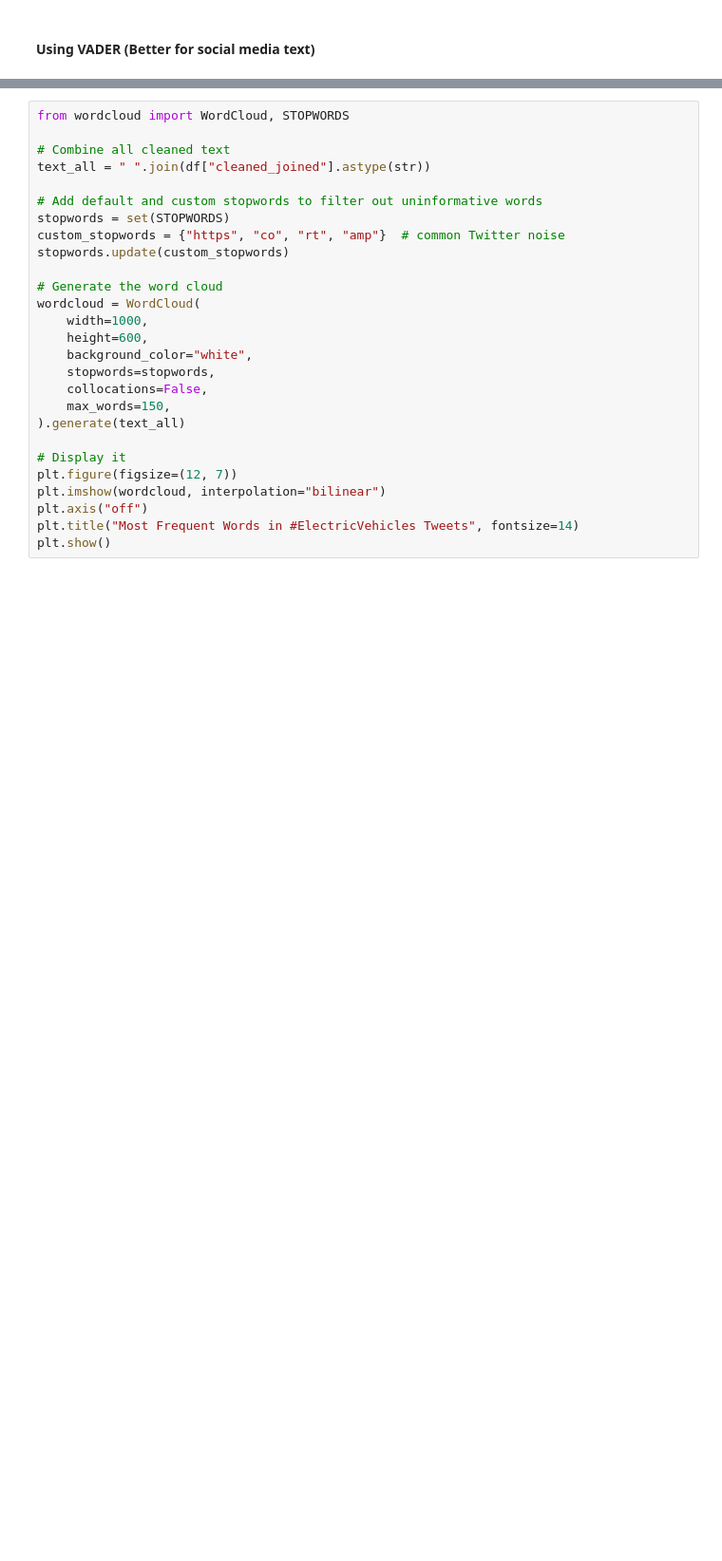
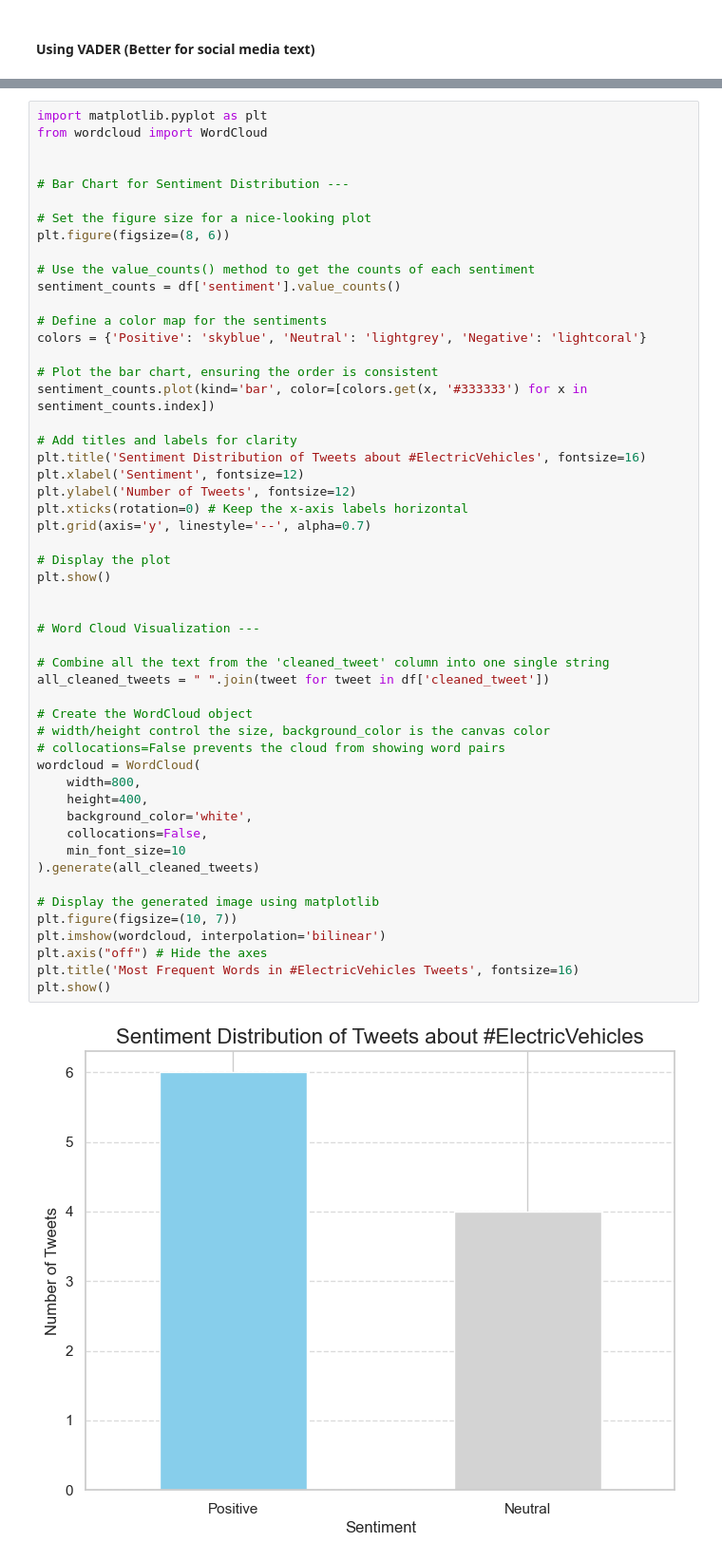
Before and after one commit to 3N61N33R/Applications-of-AI, a Jupyter notebook: social-media/week2_AI_SocialMedia_Zawadi_Grace.ipynb, the cells around one changed output, grey strips where cells are left out. Shown at 95% size. Drawn from its saved outputs; the diff is of its cells as text; blank space fills up the shorter version.

```diff
--- a/social-media/week2_AI_SocialMedia_Zawadi_Grace.ipynb
+++ b/social-media/week2_AI_SocialMedia_Zawadi_Grace.ipynb
@@ -368,27 +368,54 @@ This helps identify common themes or discussion points around our topic (**#Elec
 # %%
-from wordcloud import WordCloud, STOPWORDS
+import matplotlib.pyplot as plt
+from wordcloud import WordCloud
 
-# Combine all cleaned text
-text_all = " ".join(df["cleaned_joined"].astype(str))
 
-# Add default and custom stopwords to filter out uninformative words
-stopwords = set(STOPWORDS)
-custom_stopwords = {"https", "co", "rt", "amp"}  # common Twitter noise
-stopwords.update(custom_stopwords)
+# Bar Chart for Sentiment Distribution ---
 
-# Generate the word cloud
+# Set the figure size for a nice-looking plot
+plt.figure(figsize=(8, 6))
+
+# Use the value_counts() method to get the counts of each sentiment
+sentiment_counts = df['sentiment'].value_counts()
+
+# Define a color map for the sentiments
+colors = {'Positive': 'skyblue', 'Neutral': 'lightgrey', 'Negative': 'lightcoral'}
+
+# Plot the bar chart, ensuring the order is consistent
+sentiment_counts.plot(kind='bar', color=[colors.get(x, '#333333') for x in sentiment_counts.index])
+
+# Add titles and labels for clarity
+plt.title('Sentiment Distribution of Tweets about #ElectricVehicles', fontsize=16)
+plt.xlabel('Sentiment', fontsize=12)
+plt.ylabel('Number of Tweets', fontsize=12)
+plt.xticks(rotation=0) # Keep the x-axis labels horizontal
+plt.grid(axis='y', linestyle='--', alpha=0.7)
+
+# Display the plot
+plt.show()
+
+
+# Word Cloud Visualization ---
+
+# Combine all the text from the 'cleaned_tweet' column into one single string
+all_cleaned_tweets = " ".join(tweet for tweet in df['cleaned_tweet'])
+
+# Create the WordCloud object
+# width/height control the size, background_color is the canvas color
+# collocations=False prevents the cloud from showing word pairs
 wordcloud = WordCloud(
-    width=1000,
-    height=600,
-    background_color="white",
-    stopwords=stopwords,
+    width=800,
+    height=400,
+    background_color='white',
     collocations=False,
-    max_words=150,
-).generate(text_all)
+    min_font_size=10
+).generate(all_cleaned_tweets)
 
-# Display it
-plt.figure(figsize=(12, 7))
-plt.imshow(wordcloud, interpolation="bilinear")
-plt.axis("off")
-plt.title("Most Frequent Words in #ElectricVehicles Tweets", fontsize=14)
+# Display the generated image using matplotlib
+plt.figure(figsize=(10, 7))
+plt.imshow(wordcloud, interpolation='bilinear')
+plt.axis("off") # Hide the axes
+plt.title('Most Frequent Words in #ElectricVehicles Tweets', fontsize=16)
 plt.show()
+# %% [output]
+[figure, added]
```
Also changed, not shown: parts of 7 cells of this notebook.
